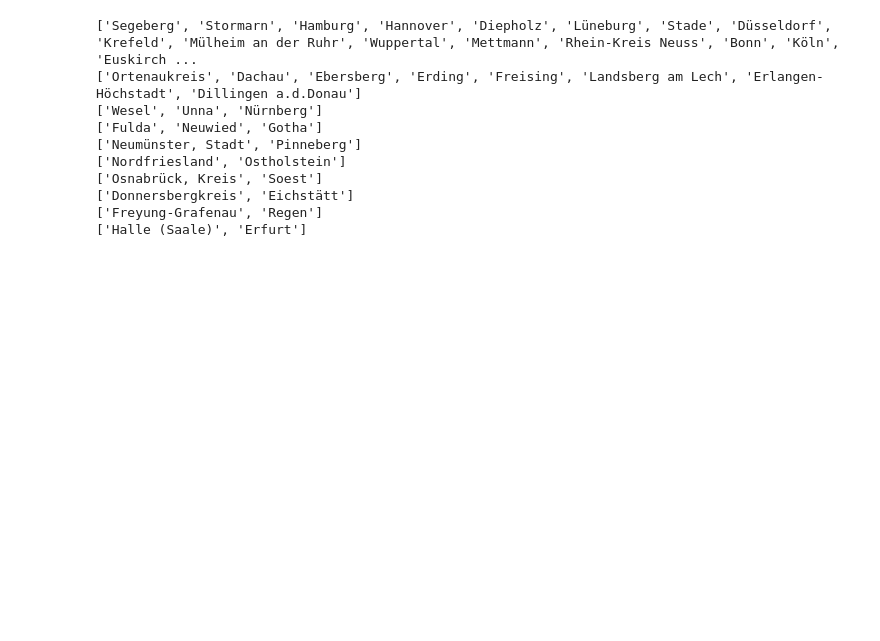
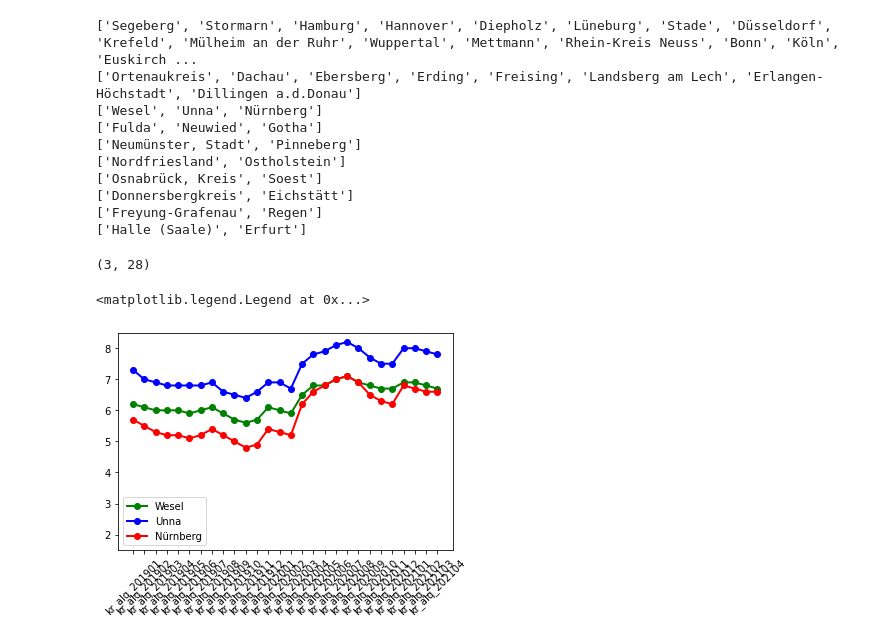
Before and after one commit to DSSGxUK/bmwi, a Jupyter notebook: notebooks/network-alq.ipynb, the cells around one changed output. Drawn from its saved outputs; the diff is of its cells as text; code cells hidden in the pictures; blank space fills up the shorter version.

```diff
--- a/notebooks/network.ipynb
+++ b/notebooks/network-alq.ipynb
@@ -233,3 +233,18 @@ for c in clusters:
 ['Donnersbergkreis', 'Eichstätt']
 ['Freyung-Grafenau', 'Regen']
 ['Halle (Saale)', 'Erfurt']
+# %%
+cluster1 = df_kr_alq[df_kr_alq['kreis'].isin(['Wesel', 'Unna', 'Nürnberg'])][filter_col]
+cluster1.shape
+# %% [output]
+(3, 28)
+# %%
+plt.plot(cluster1.columns, cluster1.iloc[0], 'go-', label='Wesel', linewidth=2)
+plt.plot(cluster1.columns, cluster1.iloc[1], 'bo-', label='Unna', linewidth=2)
+plt.plot(cluster1.columns, cluster1.iloc[2], 'ro-', label='Nürnberg', linewidth=2)
+plt.xticks(rotation=45)
+plt.ylim(1.5, 8.5)
+plt.legend()
+# %% [output]
+<matplotlib.legend.Legend at 0x...>
+[figure, added]
```
Also changed, not shown: parts of 9 cells of this notebook, 3 other files.
